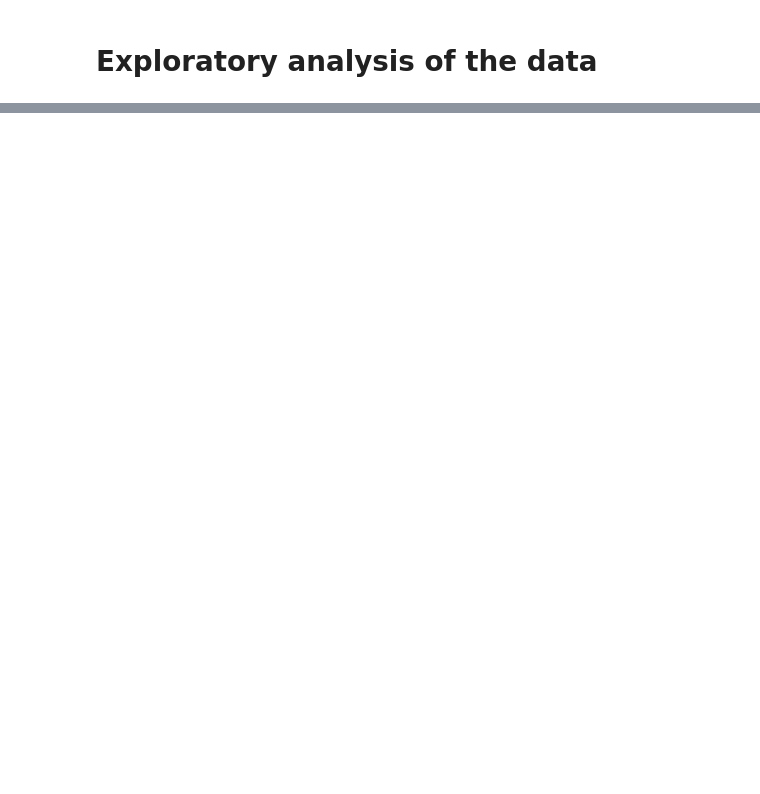
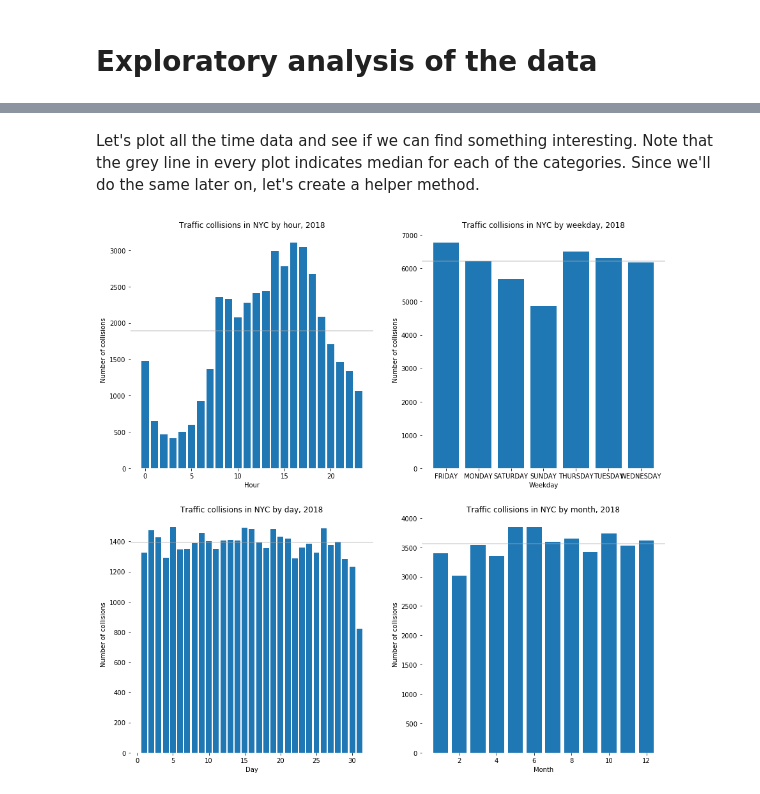
Before and after one commit to wozniakmikolaj/nyc-vehicle-collisions, a Jupyter notebook: nyc-collisions-data-analysis.ipynb, the cells around one changed output, grey strips where cells are left out. Saved outputs shown, nothing was run; the diff lists cells and outputs as text; code cells hidden in the pictures; blank space fills up the shorter version.

Commit message:
Added files for geo plotting, finished data analysis.

```diff
--- a/nyc-collisions-data-analysis.ipynb
+++ b/nyc-collisions-data-analysis.ipynb
@@ -21,0 +104,3 @@ nyc_data.head(5)
+# %%
+hours = nyc_data["time"].str.split(":", n=1, expand=True)
+nyc_data.insert(6, "hour", hours[0])
@@ -21,0 +109,7 @@ nyc_data.head(5)
+# %%
+coordinates = nyc_data["location"].str.split(", ", n=1, expand=True)
+nyc_data.insert(10, "latitude", coordinates[0])
+nyc_data.insert(11, "longitude", coordinates[1])
+# %%
+nyc_data = nyc_data.astype({"month": int, "day": int,"hour": int,
+                            "zip": int, "latitude": float, "longitude": float})
@@ -21,0 +193,12 @@ nyc_data.head(5)
+# %%
+fig, ax = plt.subplots(figsize = (15,15))
+
+collision_counts.plot(column='count', cmap='Blues', alpha=1, linewidth=0.3, ax=ax, edgecolor='0.3', legend=True)
+
+ax.set_title('Traffic collisions by Zipcode', size=20)
+ax.annotate('Source: NYC OpenData, 2019', xy=(0.1, .08),
+            xycoords='figure fraction', horizontalalignment='left',
+            verticalalignment='top', fontsize=12, color='#555555')
+
+plt.axis('off')
+plt.show()
@@ -21,0 +227,26 @@ nyc_data.head(5)
+# %% [markdown]
+Let's plot all the time data and see if we can find something interesting. Note that the grey line in every plot indicates median for each of the categories. Since we'll do the same later on, let's create a helper method.
+# %%
+time_cats = ["hour", "weekday", "day", "month"]
+
+def draw_time_graphs(dataset, categories):
+    fig = plt.figure(figsize=(15, 15))
+
+    for cat in range(0, 4):
+        ax = fig.add_subplot(2,2,cat+1)
+        ax.bar(x = dataset[categories[cat]].value_counts().sort_index().index,
+               height = dataset[categories[cat]].value_counts().sort_index())
+        ax.set_title(f"Traffic collisions in NYC by {categories[cat]}, 2018")
+        ax.set_xlabel(categories[cat].title())
+        ax.set_ylabel("Number of collisions")
+        ax.axhline(dataset[categories[cat]].value_counts().median(),
+                   c=(171/255, 171/255, 171/255), alpha=0.5)
+
+        for key,spine in ax.spines.items():
+            spine.set_visible(False)
+
+    plt.show()
+
+draw_time_graphs(nyc_data, time_cats)
+# %% [output]
+[figure, added]
```
Also changed, not shown: parts of 99 cells of this notebook, 11 other files.
